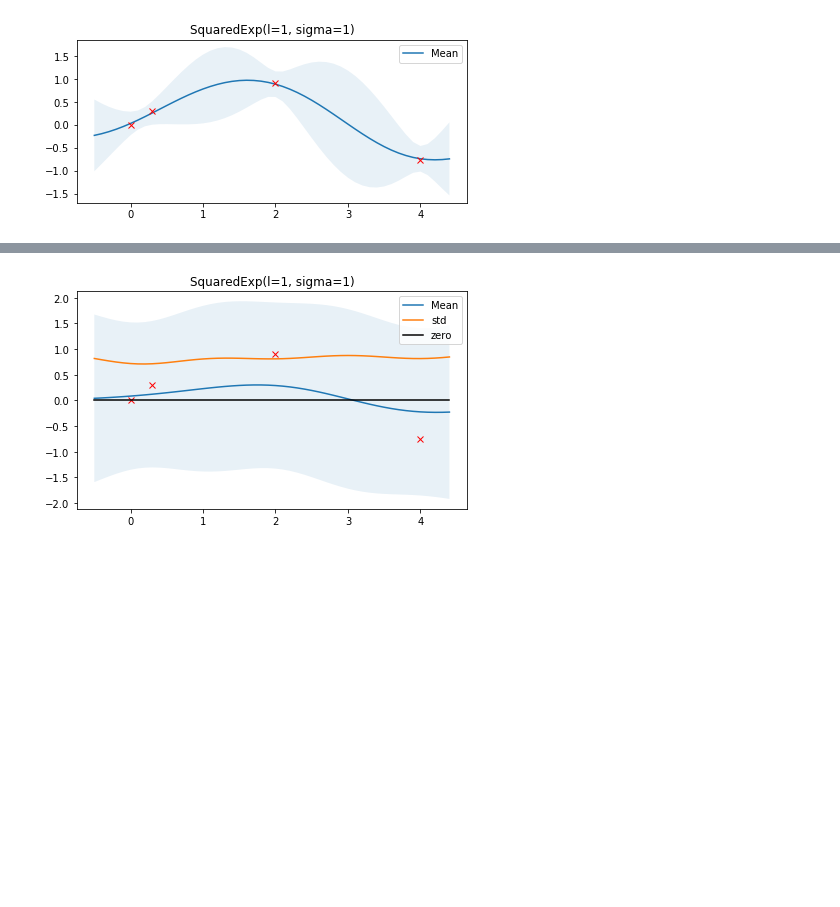
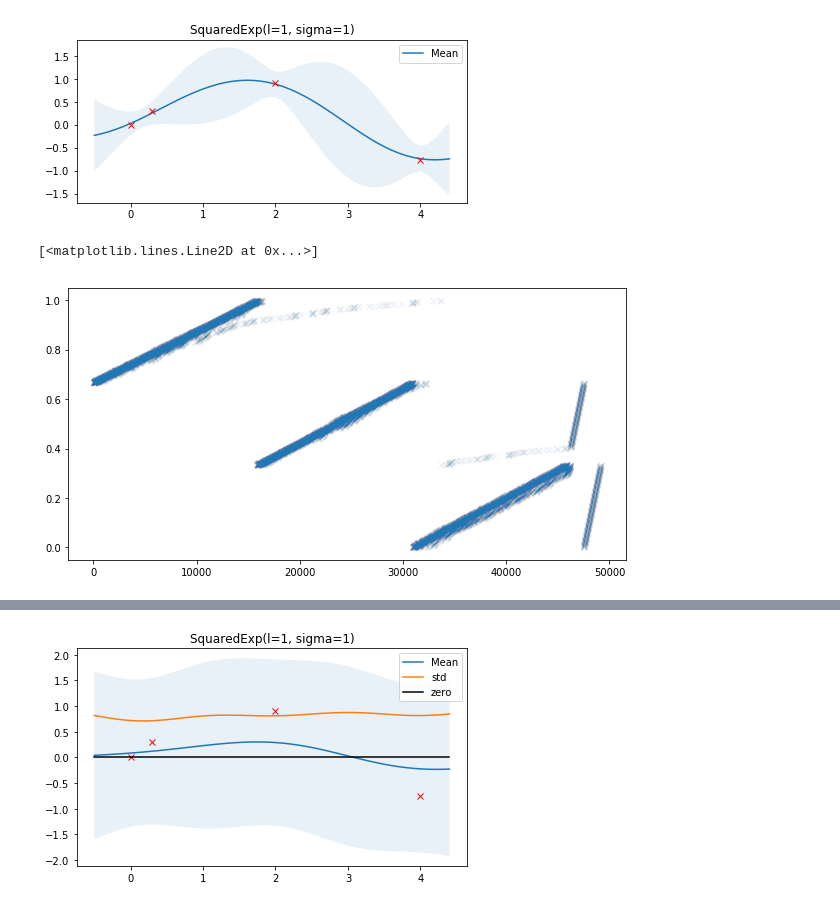
Before and after one commit to darthdeus/bopt, a Jupyter notebook: GP mojeopt.ipynb, the cells around one changed output, grey strips where cells are left out. Drawn from its saved outputs; the diff is of its cells as text; code cells hidden in the pictures; blank space fills up the shorter version.

```diff
--- a/GP mojeopt.ipynb
+++ b/GP mojeopt.ipynb
@@ -93,3 +93,13 @@ for kernel in [RationalQuadratic(alpha=0.005), RationalQuadratic(), SquaredExp()
 [figure]
 [figure]
 [figure]
+# %%
+values = np.genfromtxt("matmul_faults.txt", converters={0:lambda s: int(s, 16)}, dtype=np.int64)
+from sklearn.preprocessing import MinMaxScaler
+values = MinMaxScaler().fit_transform(values.reshape(-1, 1).astype(np.float64))
+
+plt.figure(figsize=(10,5))
+plt.plot(values, "x", alpha=0.01)
+# %% [output]
+[<matplotlib.lines.Line2D at 0x...>]
+[figure, added]
```
Also changed, not shown: parts of 23 cells of this notebook, 4 other files.
